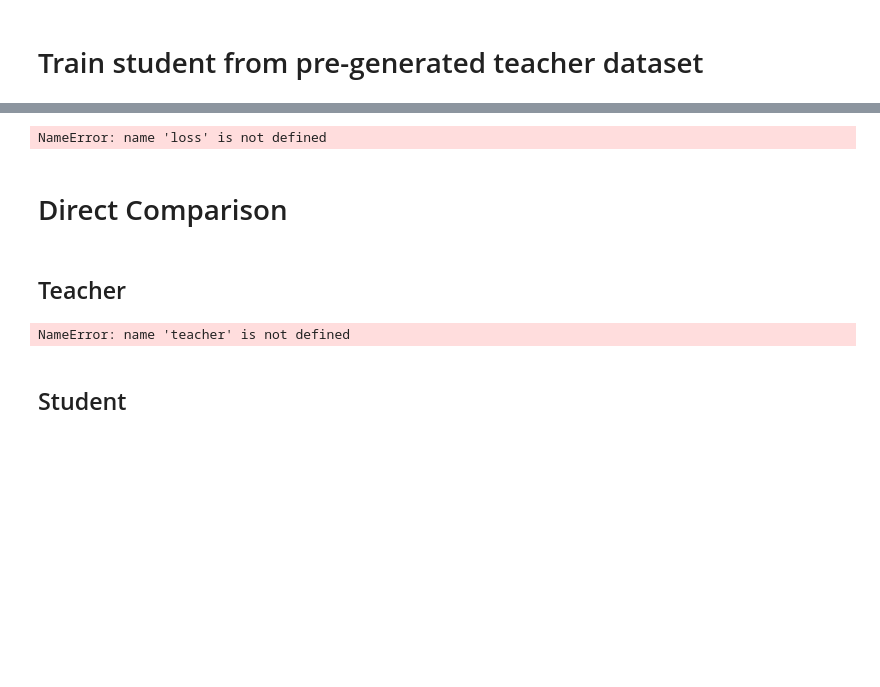
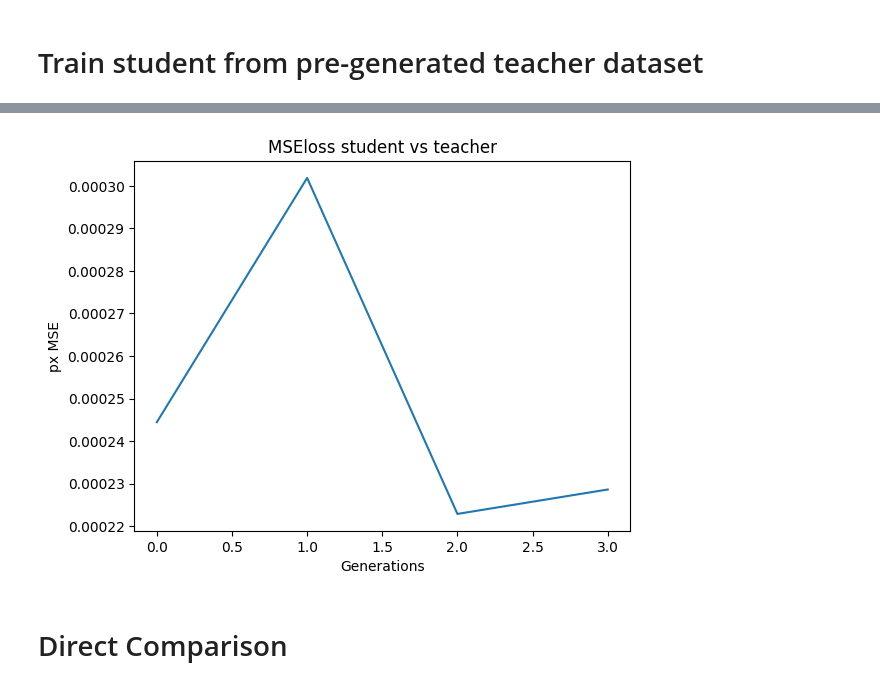
Before and after one commit to Pmobilee/DSD, a Jupyter notebook: cin_256/Cin_256_custom.ipynb, the cells around one changed output, grey strips where cells are left out. Drawn from its saved outputs; the diff is of its cells as text; code cells hidden in the pictures; blank space fills up the shorter version.

```diff
--- a/cin_256/Cin_256_custom.ipynb
+++ b/cin_256/Cin_256_custom.ipynb
@@ -171,8 +87,6 @@ RuntimeError: element 0 of tensors does not require grad and does not have a gra
-# %%
-loss
-# %% [output]
-NameError: name 'loss' is not defined
+# %%
+train_student_from_dataset(student, sampler_student, dataset, 64, lr=0.00000001, early_stop=False)
+# %% [output]
+[figure, added]
 # %% [markdown]
 # Direct Comparison
-# %% [markdown]
-## Teacher
@@ -199,27 +92,0 @@ student_samples = list()
-# %%
-with teacher.ema_scope():
-    uc = teacher.get_learned_conditioning(
-            {teacher.cond_stage_key: torch.tensor(1*[1000]).to(teacher.device)})
-    with torch.no_grad():
-        xc = torch.tensor([992])
-        c = teacher.get_learned_conditioning({teacher.cond_stage_key: xc.to(teacher.device)})
-        samples_ddim, _, x_T_copy = sampler_teacher.sample(S=6,
-                                            conditioning=c,
-                                            batch_size=1,
-                                            x_T=None,
-                                            shape=[3, 64, 64],
-                                            verbose=False,
-                                            unconditional_guidance_scale=scale,
-                                            unconditional_conditioning=uc,
-                                            eta=ddim_eta)
-
-x_samples_ddim = teacher.decode_first_stage(samples_ddim)
-x_samples_ddim = torch.clamp((x_samples_ddim+1.0)/2.0, min=0.0, max=1.0)
-grid = rearrange(x_samples_ddim, 'b c h w -> (b) c h w')
-grid = make_grid(grid, nrow=1)
-grid = 255. * rearrange(grid, 'c h w -> h w c').cpu().numpy()
-Image.fromarray(grid.astype(np.uint8))
-# %% [output]
-NameError: name 'teacher' is not defined
-# %% [markdown]
-## Student
```
Also changed, not shown: parts of 38 cells of this notebook, 1 other file.
